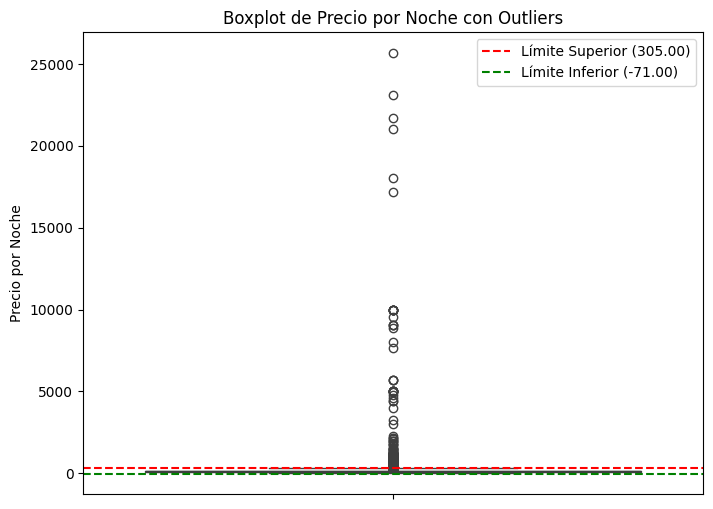
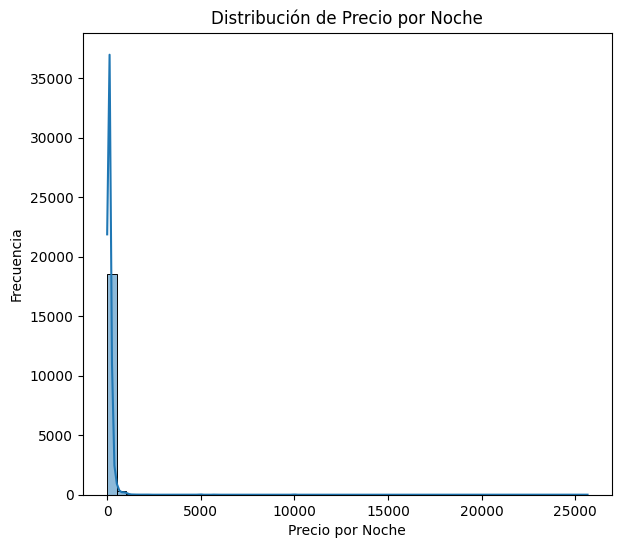
The notebook cell's code change between the first figure and the second:
--- before
+++ after
@@ -2,4 +2,18 @@
 # Visualizacion de la distribucion de "precio"
 # ---------------------------------------------------------------------------
+
+# 1. Calcular estadísticas clave para la columna 'Precio_Noche'
+print("\nEstadísticas descriptivas para 'precio':")
+print(df['precio'].describe())
+
+# 2. Visualizar la distribución de 'Precio_Noche'
+plt.figure(figsize=(15, 6))
+
+# Histograma
+plt.subplot(1, 2, 1) # 1 fila, 2 columnas, primer gráfico
+sns.histplot(df['precio'].dropna(), bins=50, kde=True)
+plt.title('Distribución de Precio por Noche')
+plt.xlabel('Precio por Noche')
+plt.ylabel('Frecuencia')
 
 # Visualización de Outliers con Boxplot

Commit: Se creó con Colab